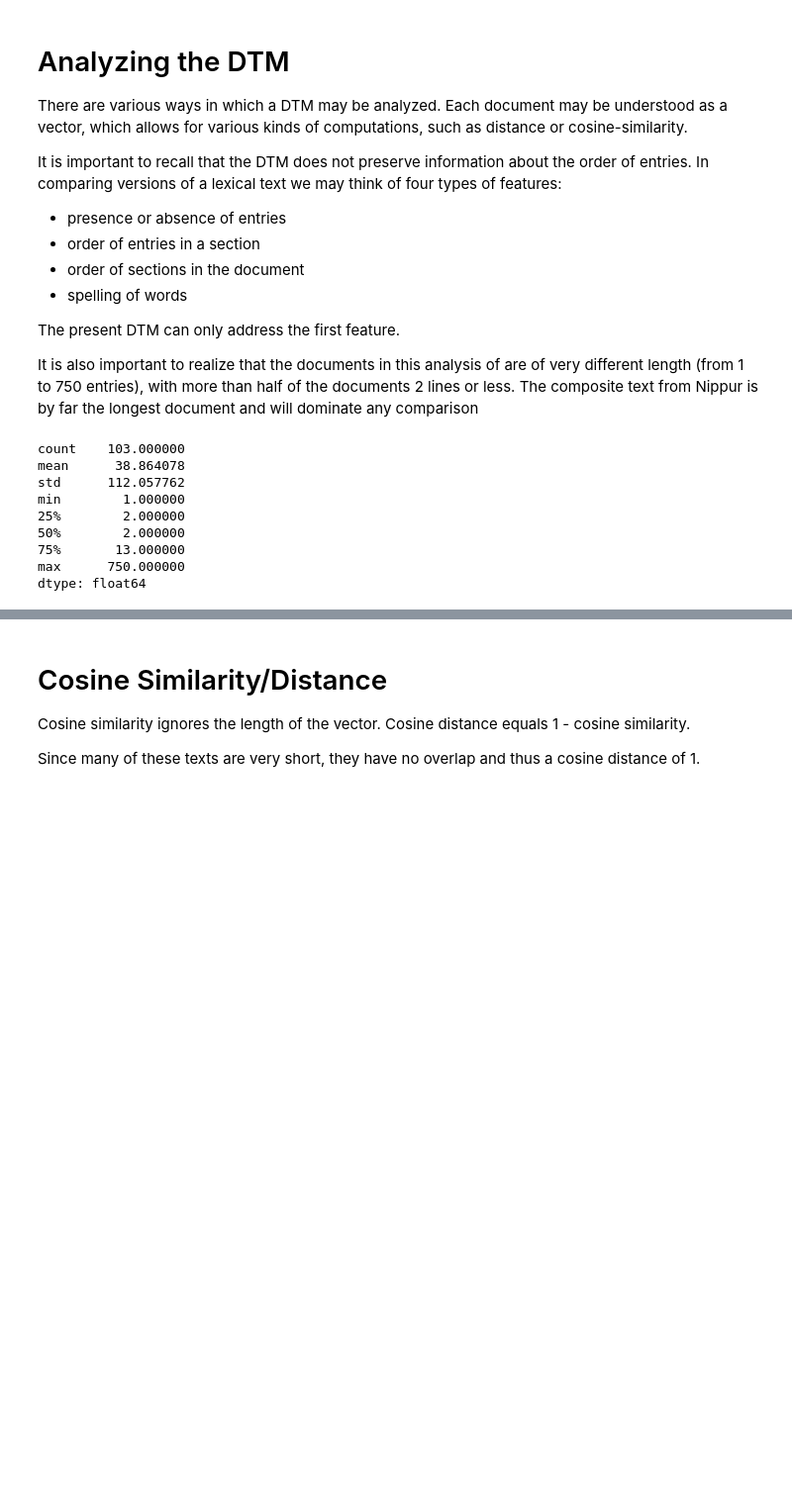
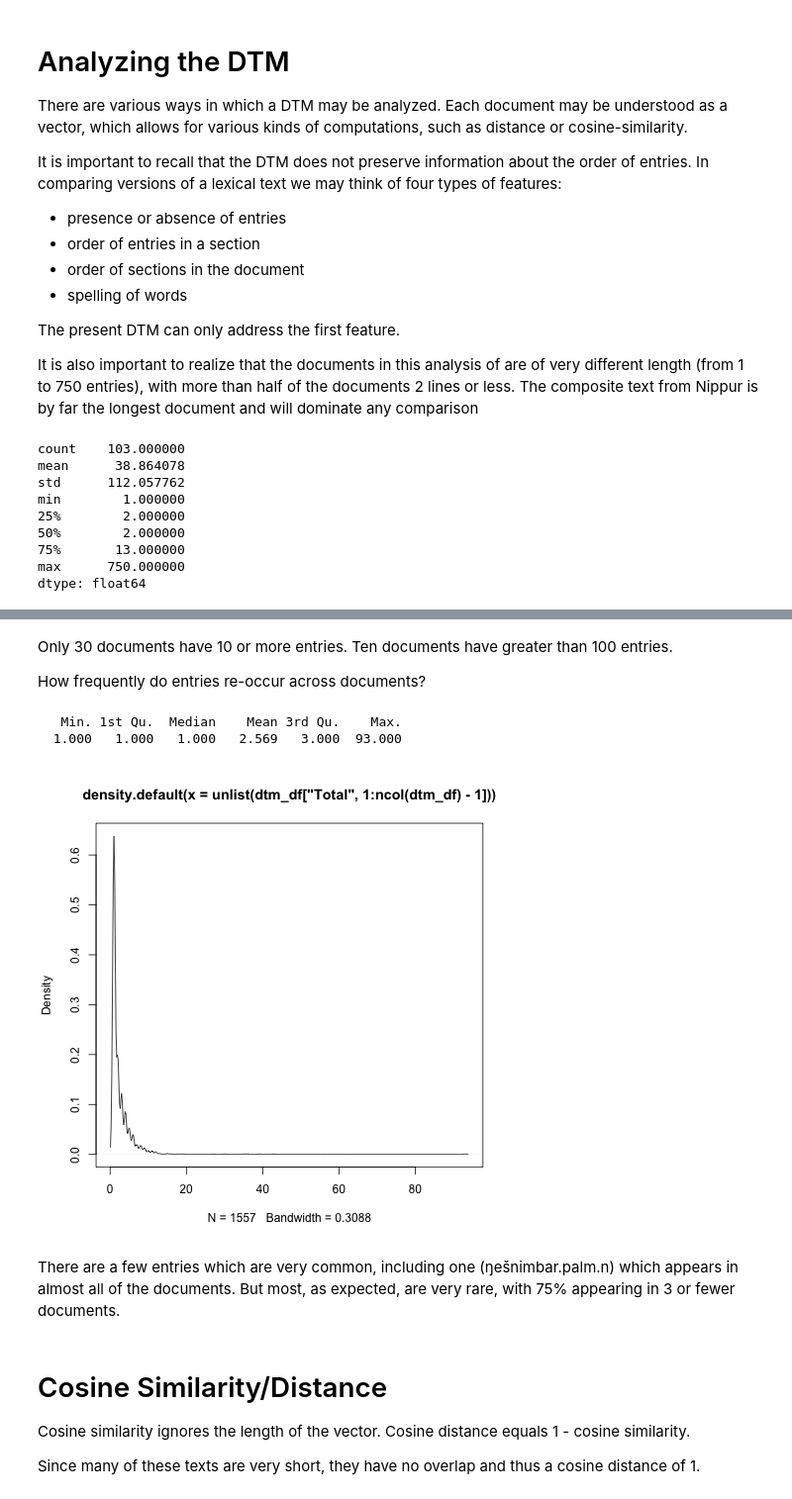
Before and after one commit to ErinBecker/digital-humanities-phylogenetics, a Jupyter notebook: scripts/Exploration_OB_wood.ipynb, the cells around one changed output, grey strips where cells are left out. Shown at 99% size. Saved outputs shown, nothing was run; the diff lists cells and outputs as text; code cells hidden in the pictures; blank space fills up the shorter version.

Commit message:
Analyze item frequency

```diff
--- a/scripts/Exploration_OB_wood.ipynb
+++ b/scripts/Exploration_OB_wood.ipynb
@@ -206,3 +227,23 @@ dtype: float64
+# %% [markdown]
+Only 30 documents have 10 or more entries. Ten documents have greater than 100 entries.
+
+How frequently do entries re-occur across documents?
+# %%
+%%R -i dtm_df
+
+dtm_df["Total",] = colSums(dtm_df)
+
+plot(density(unlist(dtm_df["Total", 1:ncol(dtm_df)-1])))
+dtm_df["Total",which(dtm_df["Total",]>10)]
+
+entry_frequency = unlist(dtm_df["Total",])
+summary(entry_frequency)
+# %% [output]
+   Min. 1st Qu.  Median    Mean 3rd Qu.    Max.
+  1.000   1.000   1.000   2.569   3.000  93.000
+[figure, added]
+# %% [markdown]
+There are a few entries which are very common, including one (ŋešnimbar.palm.n) which appears in almost all of the documents. But most, as expected, are very rare, with 75% appearing in 3 or fewer documents.
 # %% [markdown]
 # Cosine Similarity/Distance
 Cosine similarity ignores the length of the vector. Cosine distance equals 1 - cosine similarity.
```
Also changed, not shown: parts of 3 cells of this notebook.
